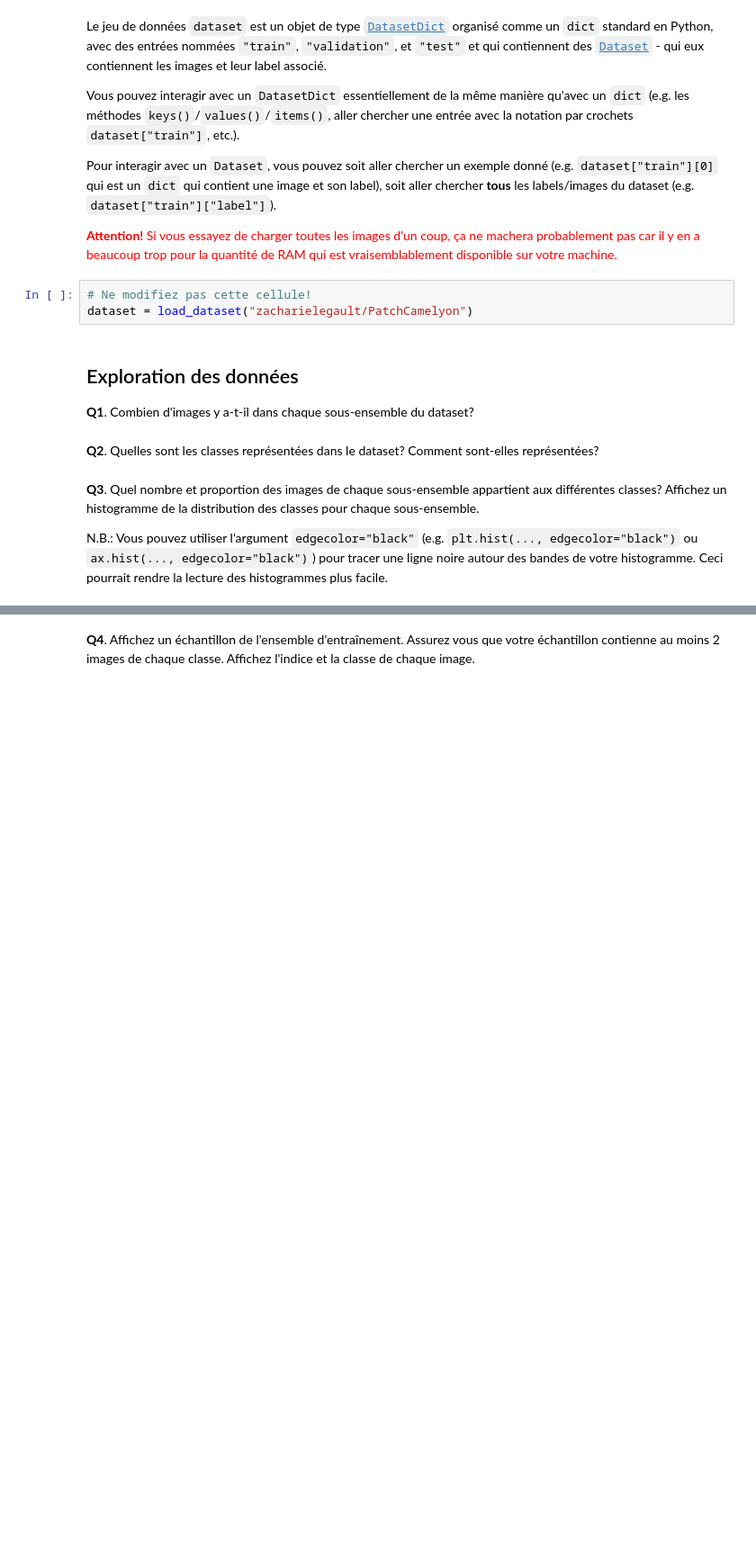
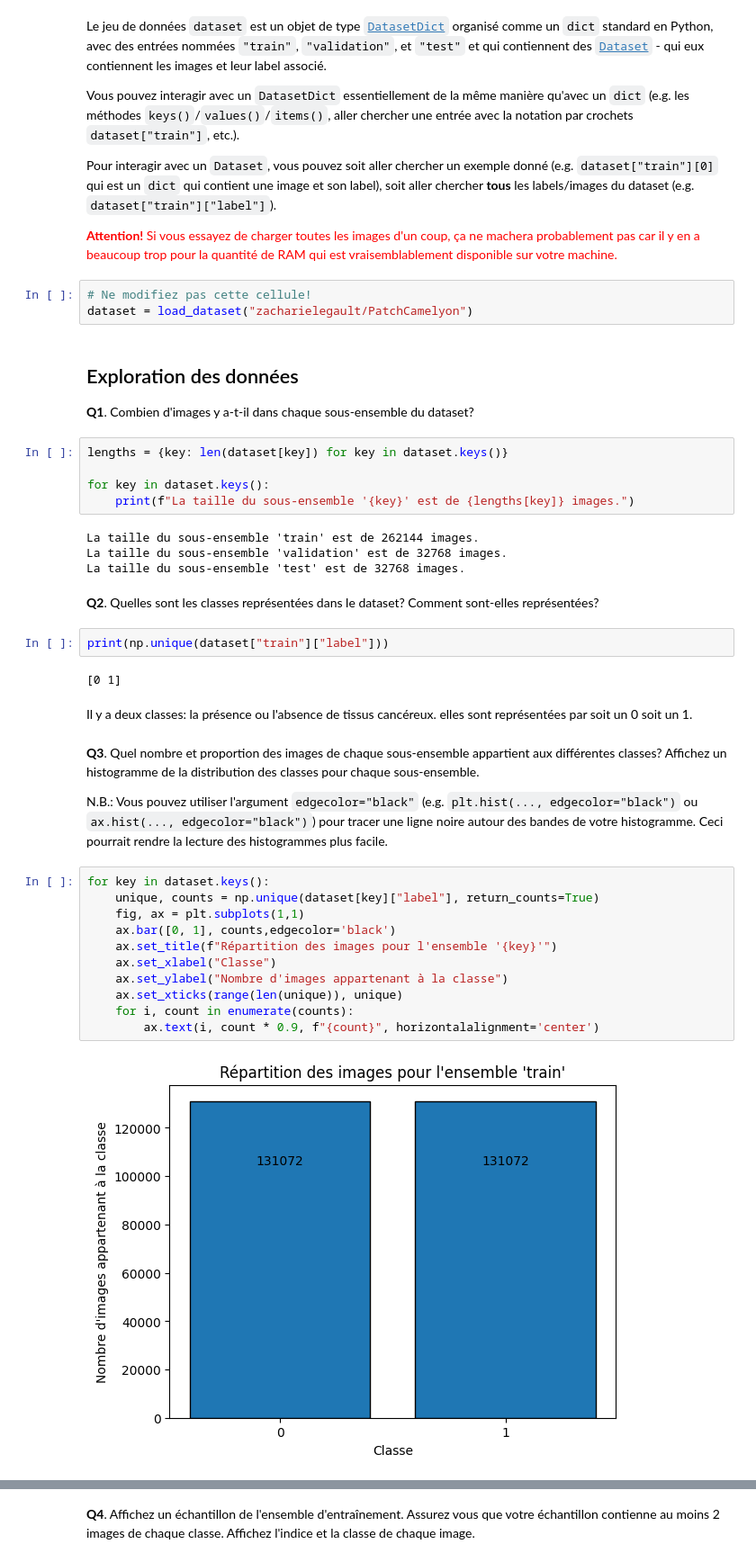
Before and after one commit to lashlone/GBM8770-Programmation, a Jupyter notebook: TP2/tp2_seance2.ipynb, the cells around one changed output, grey strips where cells are left out. Shown: that part at 90% size. Saved outputs shown, nothing was run; the diff lists cells and outputs as text; blank space fills up the shorter version.

```diff
--- a/TP2/tp2_seance2.ipynb
+++ b/TP2/tp2_seance2.ipynb
@@ -34,9 +35,37 @@ dataset = load_dataset("zacharielegault/PatchCamelyon")
 # %% [markdown]
 ## Exploration des données
 **Q1**. Combien d'images y a-t-il dans chaque sous-ensemble du dataset?
+# %%
+lengths = {key: len(dataset[key]) for key in dataset.keys()}
+
+for key in dataset.keys():
+    print(f"La taille du sous-ensemble '{key}' est de {lengths[key]} images.")
+# %% [output]
+La taille du sous-ensemble 'train' est de 262144 images.
+La taille du sous-ensemble 'validation' est de 32768 images.
+La taille du sous-ensemble 'test' est de 32768 images.
 # %% [markdown]
 **Q2**. Quelles sont les classes représentées dans le dataset? Comment sont-elles représentées?
+# %%
+print(np.unique(dataset["train"]["label"]))
+# %% [output]
+[0 1]
+# %% [markdown]
+Il y a deux classes: la présence ou l'absence de tissus cancéreux. elles sont représentées par soit un 0 soit un 1.
 # %% [markdown]
 **Q3**. Quel nombre et proportion des images de chaque sous-ensemble appartient aux différentes classes? Affichez un histogramme de la distribution des classes pour chaque sous-ensemble.
 
 N.B.: Vous pouvez utiliser l'argument `edgecolor="black"` (e.g. `plt.hist(..., edgecolor="black")` ou `ax.hist(..., edgecolor="black")`) pour tracer une ligne noire autour des bandes de votre histogramme. Ceci pourrait rendre la lecture des histogrammes plus facile.
+# %%
+for key in dataset.keys():
+    unique, counts = np.unique(dataset[key]["label"], return_counts=True)
+    fig, ax = plt.subplots(1,1)
+    ax.bar([0, 1], counts,edgecolor='black')
+    ax.set_title(f"Répartition des images pour l'ensemble '{key}'")
+    ax.set_xlabel("Classe")
+    ax.set_ylabel("Nombre d'images appartenant à la classe")
+    ax.set_xticks(range(len(unique)), unique)
+    for i, count in enumerate(counts):
+        ax.text(i, count * 0.9, f"{count}", horizontalalignment='center')
+# %% [output]
+[figure, added]
```
Also changed, not shown: parts of 4 cells of this notebook.
